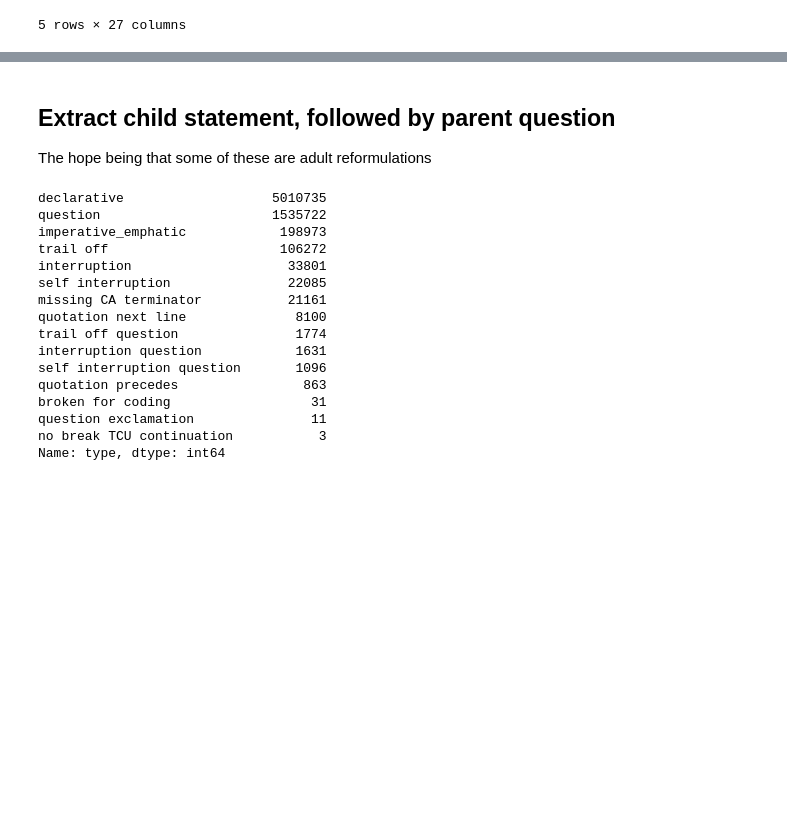
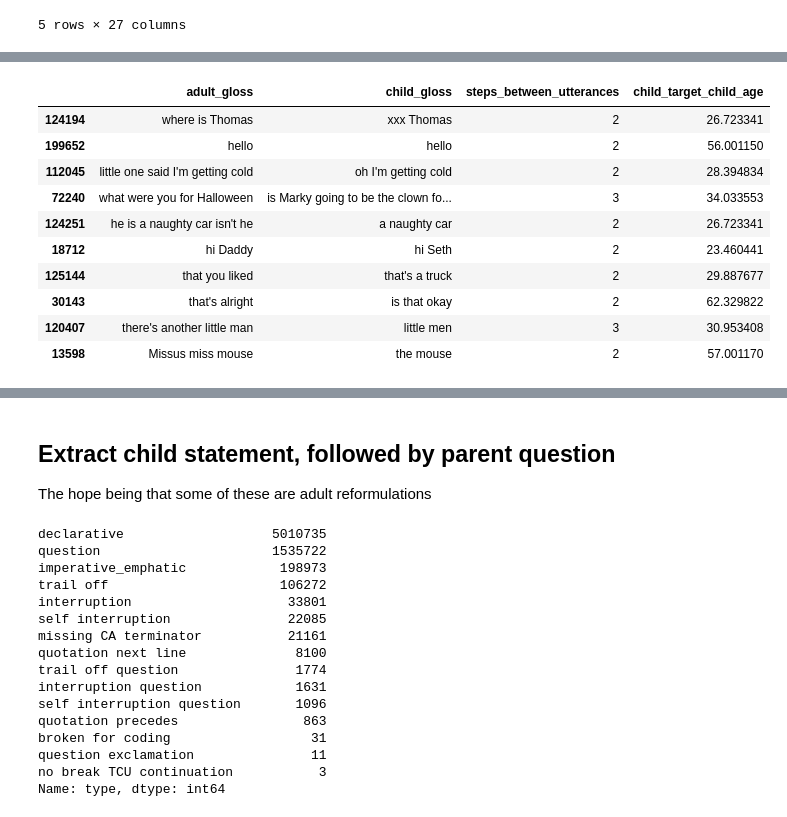
Before and after one commit to ketan0/adult-reformulations, a Jupyter notebook: childes-exploration.ipynb, the cells around one changed output, grey strips where cells are left out. Saved outputs shown, nothing was run; the diff lists cells and outputs as text; code cells hidden in the pictures; blank space fills up the shorter version.

```diff
--- a/childes-exploration.ipynb
+++ b/childes-exploration.ipynb
@@ -52,0 +322,3 @@ df[['part_of_speech']].head()
+# %%
+for x in finetune_df.iloc[0].keys():
+    print(x)
@@ -52,0 +359,27 @@ df[['part_of_speech']].head()
+# %%
+# So...basically I want, for each adult utterance, to go back a few utterances, and see if there was a child utterance that was similar. If so, we accept that as the reformulation.
+from nltk import word_tokenize
+from tqdm import tqdm
+
+# So...for each adult utterance, let's make a df with (adult, last1, howfarback: 1), (adult, last2, howfarback: 2), (adult, last3, howfarback: 3), (adult2, ....
+from collections import defaultdict
+
+window_size = 3
+new_data = defaultdict(list)
+for i in tqdm(range(window_size, len(finetune_df))):
+    row = finetune_df.iloc[i]
+    if row['speaker_id'] == row['target_child_id']:
+        continue # looking for adult speakers only
+    for steps_back in range(1, window_size + 1):
+        prev_row = finetune_df.iloc[i - steps_back]
+        if (prev_row['speaker_id'] == prev_row['target_child_id'] and
+            row['transcript_id'] == prev_row['transcript_id'] and
+            (leven(row['stem'], prev_row['stem']) /
+             max(len(word_tokenize(row['stem'])),
+                 len(word_tokenize(prev_row['stem']))) <= 0.7)):
+            for key in row.keys():
+                new_data[f'adult_{key}'].append(row[key])
+            for key in prev_row.keys():
+                new_data[f'child_{key}'].append(prev_row[key])
+            new_data['steps_between_utterances'].append(steps_back)
+            break # only record one reformulation per adult utterance
@@ -52,0 +392,3 @@ df[['part_of_speech']].head()
+# %%
+ca_df = pd.DataFrame(new_data)
+print(ca_df.info(verbose=True, show_counts=True))
@@ -52,0 +419,16 @@ df[['part_of_speech']].head()
+# %%
+ca_df.query('steps_between_utterances > 1')[
+    ['adult_gloss', 'child_gloss', 'steps_between_utterances', 'child_target_child_age']
+].sample(n=10)
+# %% [output]
+|  | adult_gloss | child_gloss | steps_between_utterances | child_target_child_age |
+| 124194 | where is Thomas | xxx Thomas | 2 | 26.723341 |
+| 199652 | hello | hello | 2 | 56.001150 |
+| 112045 | little one said I'm getting cold | oh I'm getting cold | 2 | 28.394834 |
+| 72240 | what were you for Halloween | is Marky going to be the clown fo... | 3 | 34.033553 |
+| 124251 | he is a naughty car isn't he | a naughty car | 2 | 26.723341 |
+| 18712 | hi Daddy | hi Seth | 2 | 23.460441 |
+| 125144 | that you liked | that's a truck | 2 | 29.887677 |
+| 30143 | that's alright | is that okay | 2 | 62.329822 |
+| 120407 | there's another little man | little men | 3 | 30.953408 |
+| 13598 | Missus miss mouse | the mouse | 2 | 57.001170 |
```
Also changed, not shown: parts of 37 cells of this notebook.
